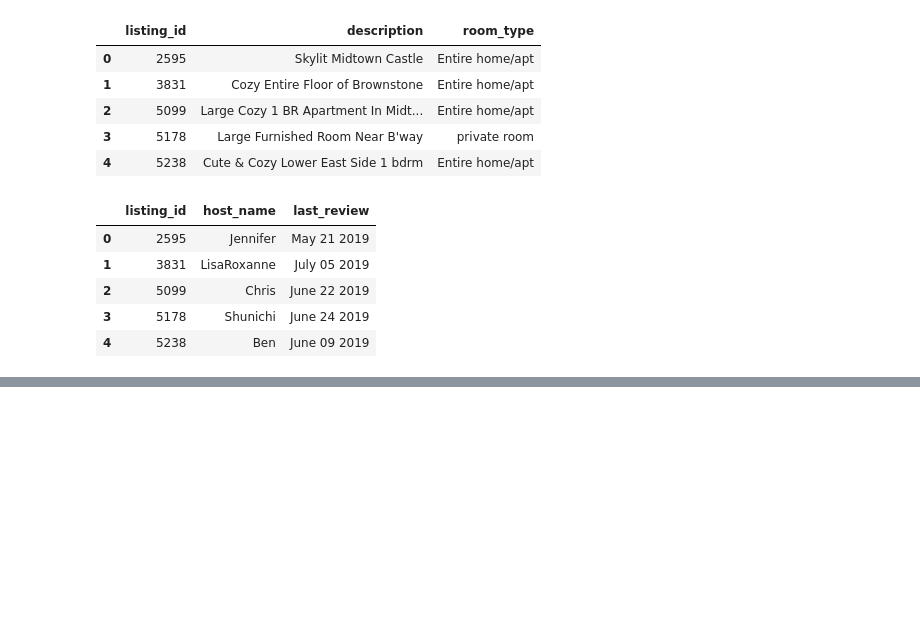
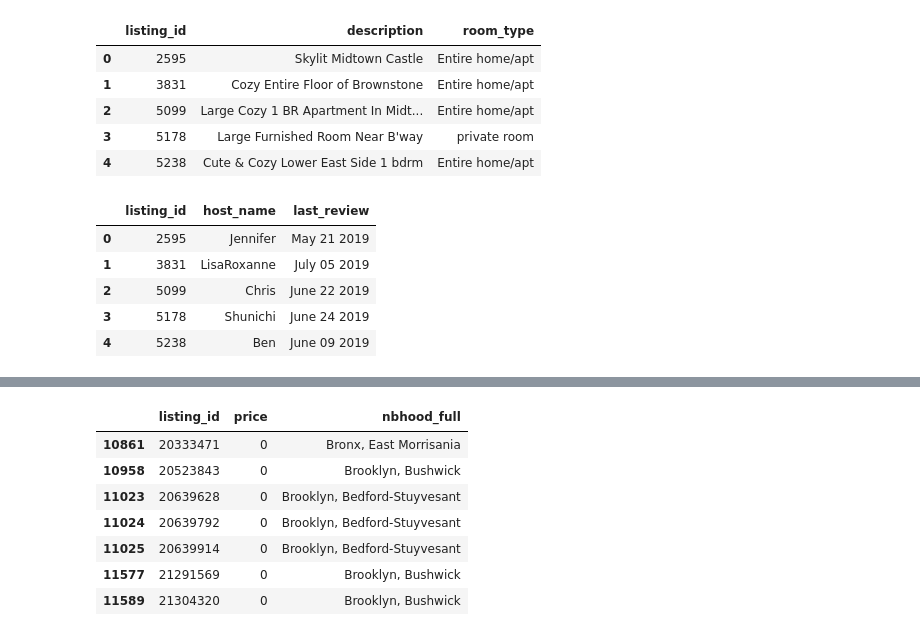
Before and after one commit to sakshijain070198/NYC-Airbnb-Market, a Jupyter notebook: NYC_Airbnb.ipynb, the cells around one changed output, grey strips where cells are left out. Saved outputs shown, nothing was run; the diff lists cells and outputs as text; code cells hidden in the pictures; blank space fills up the shorter version.

```diff
--- a/NYC_Airbnb.ipynb
+++ b/NYC_Airbnb.ipynb
@@ -92,0 +212,12 @@ side_by_side(prices.head(), room_type.head(), reviews.head())
+# %%
+Free_listing= prices['price']==0
+prices[Free_listing]
+# %% [output]
+|  | listing_id | price | nbhood_full |
+| 10861 | 20333471 | 0 | Bronx, East Morrisania |
+| 10958 | 20523843 | 0 | Brooklyn, Bushwick |
+| 11023 | 20639628 | 0 | Brooklyn, Bedford-Stuyvesant |
+| 11024 | 20639792 | 0 | Brooklyn, Bedford-Stuyvesant |
+| 11025 | 20639914 | 0 | Brooklyn, Bedford-Stuyvesant |
+| 11577 | 21291569 | 0 | Brooklyn, Bushwick |
+| 11589 | 21304320 | 0 | Brooklyn, Bushwick |
```
Also changed, not shown: parts of 30 cells of this notebook.
